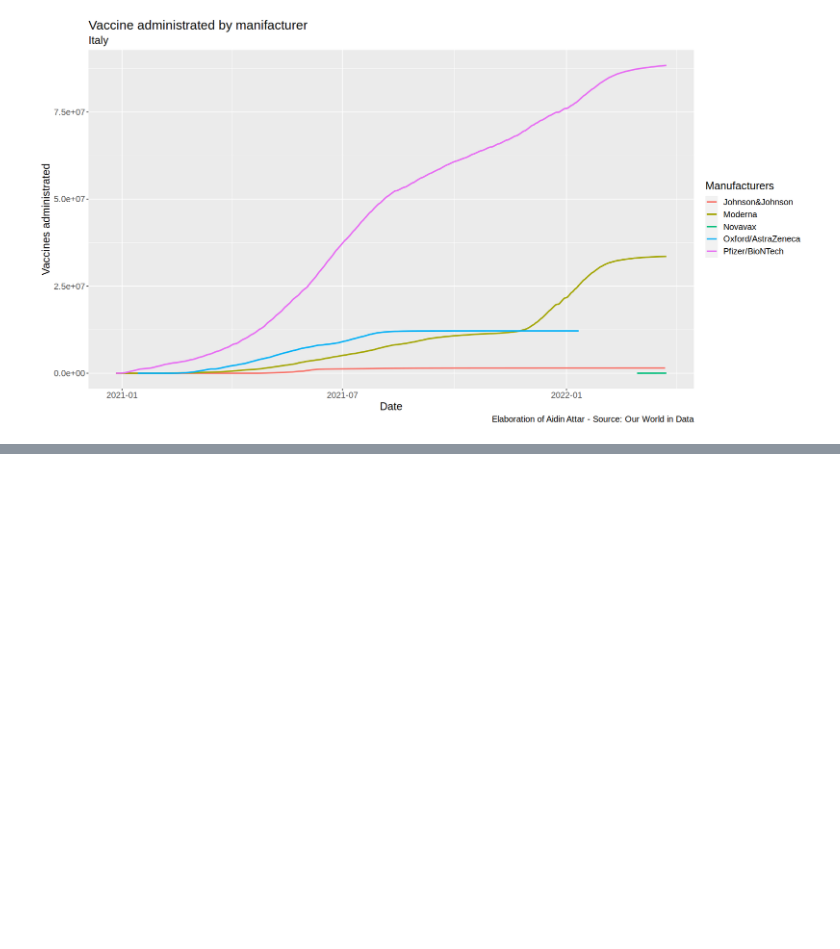
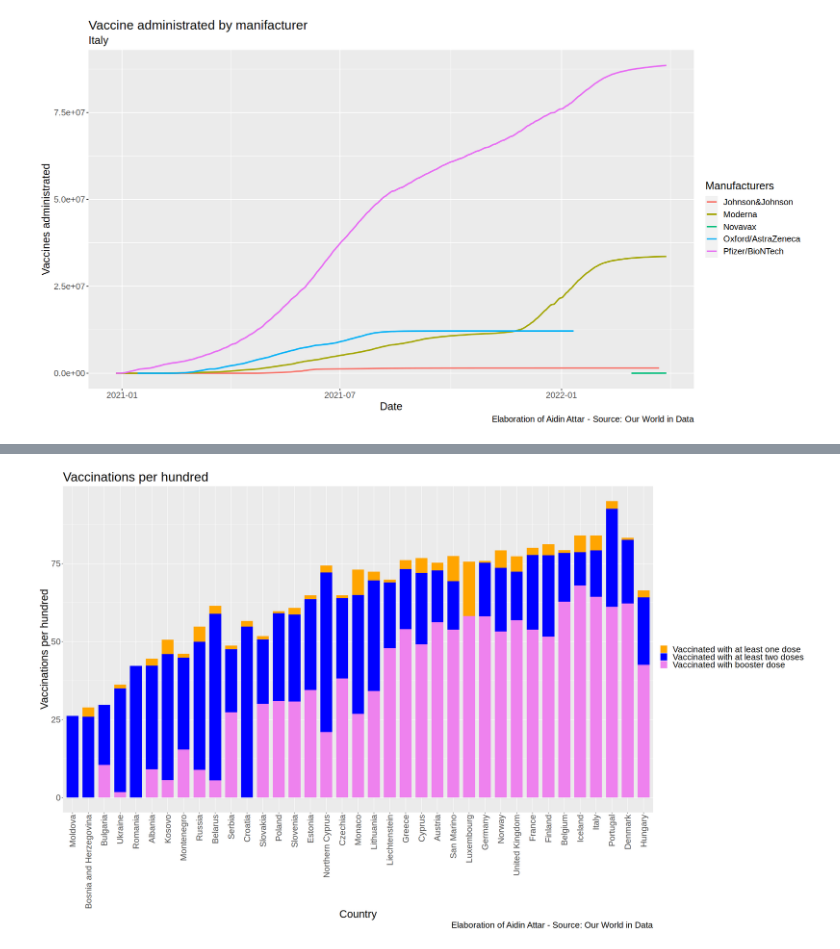
Before and after one commit to aidinattar/AS4PA, a Jupyter notebook: Exercise_1/Exercise1.ipynb, the cells around one changed output, grey strips where cells are left out. Drawn from its saved outputs; the diff is of its cells as text; code cells hidden in the pictures; blank space fills up the shorter version.

```diff
--- a/Exercise_1/Exercise1.ipynb
+++ b/Exercise_1/Exercise1.ipynb
@@ -606,0 +590,18 @@ p1
+# %%
+options(repr.plot.width=25, repr.plot.height=15)
+
+p1 <- ggplot(data = filter(vac, location %in% european_countries), aes(x=reorder(location, total_vaccinations_per_hundred_1)))
+p1 <- p1 + geom_col(aes(y=people_vaccinated_per_hundred_1, fill='Vaccinated with at least one dose'), width = .75)
+p1 <- p1 + geom_col(aes(y=people_fully_vaccinated_per_hundred_1, , fill='Vaccinated with at least two doses'), width = .75)
+p1 <- p1 + geom_col(aes(y=total_boosters_per_hundred_1, fill='Vaccinated with booster dose'), width = .75)
+p1 <- p1 + scale_fill_manual(values = c("orange", "blue", "violet"))
+p1 <- p1 + labs(x        = "Country",
+                y        = "Vaccinations per hundred",
+                title    = "Vaccinations per hundred",
+                fill     = "",
+                caption  = "Elaboration of Aidin Attar - Source: Our World in Data")
+p1 <- p1 + theme(text    = element_text(size=25))
+p1 <- p1 + theme(axis.text.x = element_text(angle = 90, vjust = 0.5, hjust=1))
+
+p1
+# %% [output]
@@ -606,0 +614 @@ p1
+[figure, added]
```
Also changed, not shown: parts of 19 cells of this notebook, 3 other files.
